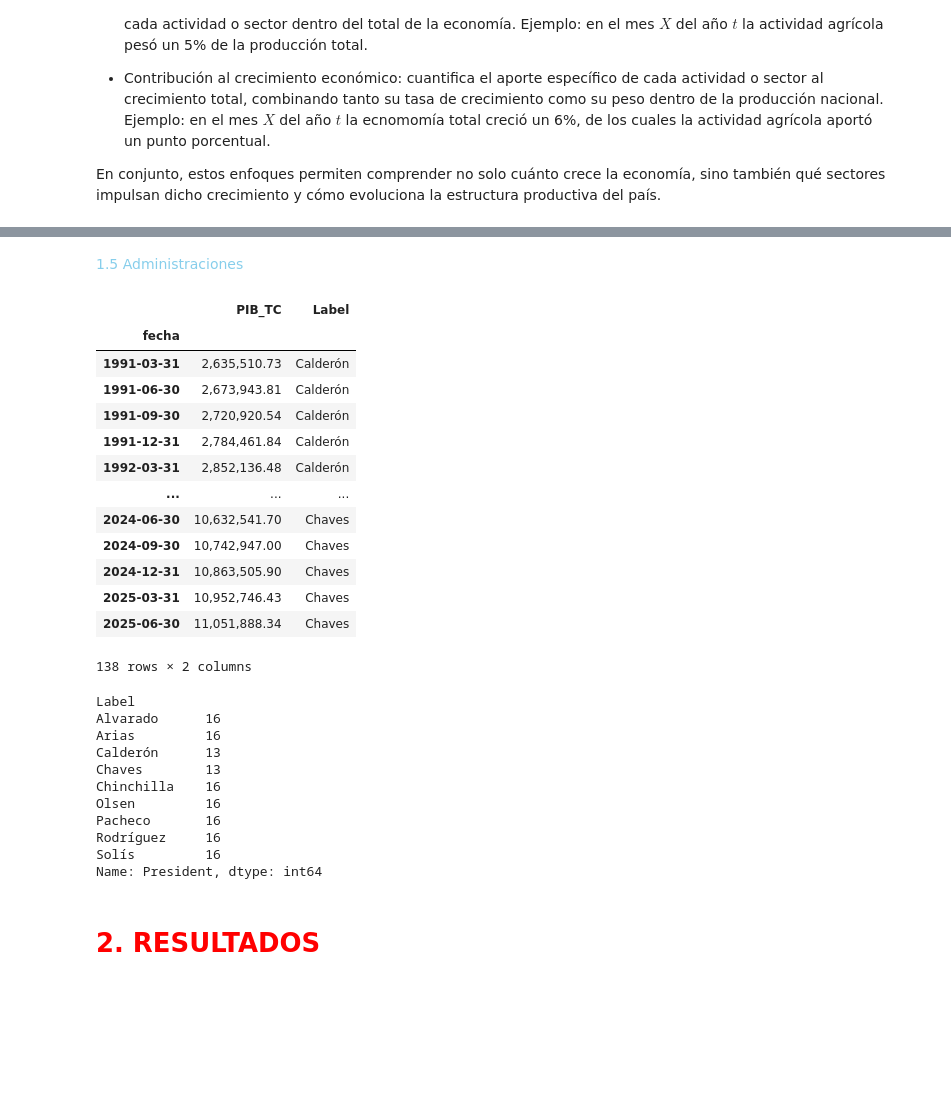
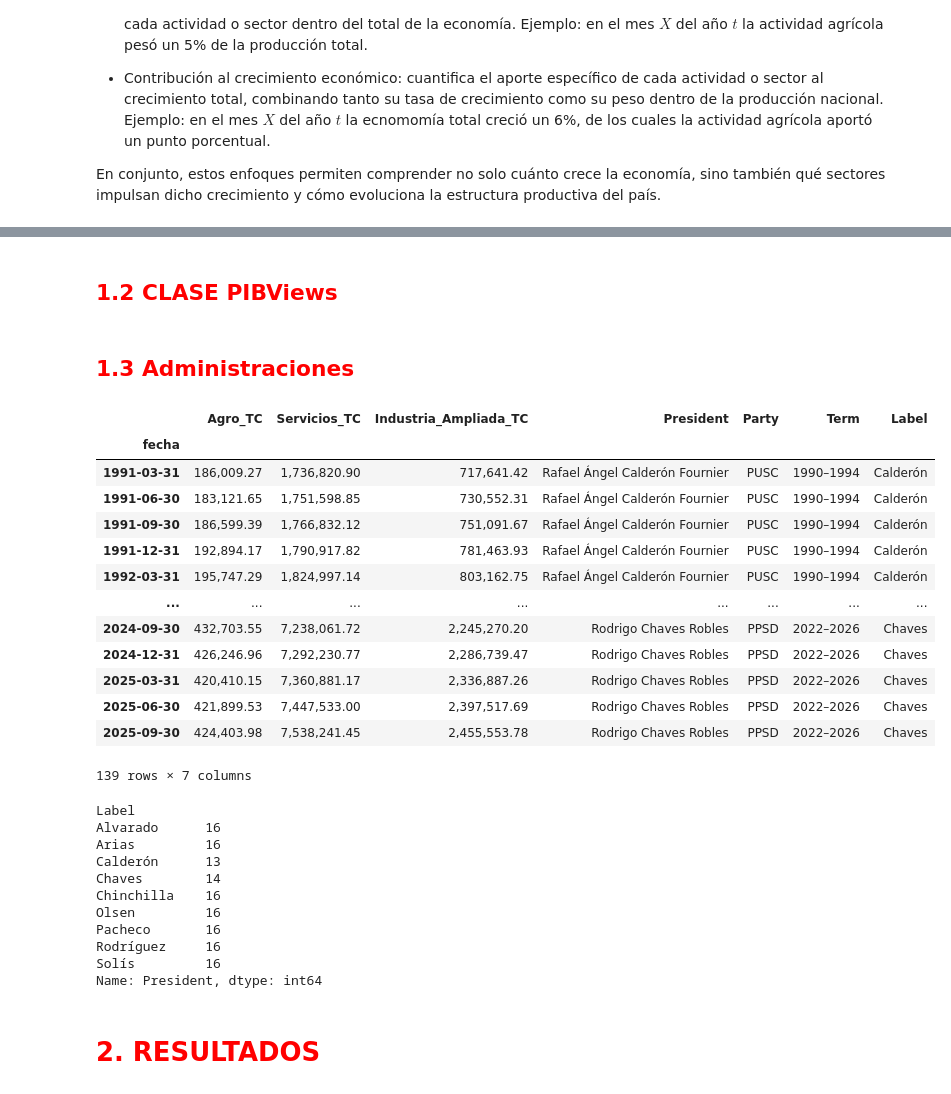
Before and after one commit to francinii/governomicsCR, a Jupyter notebook: informed_economist/notebooks/borrador_oferta.ipynb, the cells around one changed output, grey strips where cells are left out. Cells and saved outputs as stored; diff of their text form; code cells hidden in the pictures; blank space fills up the shorter version.

```diff
--- a/informed_economist/notebooks/borrador_oferta.ipynb
+++ b/informed_economist/notebooks/borrador_oferta.ipynb
@@ -181,0 +92,2 @@ plt.show()
+# %% [markdown]
+## <font color = 'red'> 1.2 CLASE PIBViews
@@ -182,25 +108,30 @@ plt.show()
 # %% [markdown]
-<font color = 'skyblue'> 1.5 Administraciones
+## <font color = 'red'> 1.3 Administraciones
 # %%
-# FInalmente, la función tag_politics permite asignarle a cada mes-año un label la administración correspondiente:
+# La función tag_politics permite asignarle a cada mes-año un label la administración correspondiente:
 
-tagged_df = tag_politics(quarterly_data_levels_TC)
-display(g(tagged_df[['PIB_TC','Label']]))
+# Ejemplo:
+
+sectores = ob_pibv.oferta.get_sectores()
+
+tagged_df = tag_politics(sectores)
+
+g(tagged_df)
 # %% [output]
-|  | PIB_TC | Label |
-| fecha |  |  |
-| 1991-03-31 | 2,635,510.73 | Calderón |
-| 1991-06-30 | 2,673,943.81 | Calderón |
-| 1991-09-30 | 2,720,920.54 | Calderón |
-| 1991-12-31 | 2,784,461.84 | Calderón |
-| 1992-03-31 | 2,852,136.48 | Calderón |
-| ... | ... | ... |
-| 2024-06-30 | 10,632,541.70 | Chaves |
-| 2024-09-30 | 10,742,947.00 | Chaves |
-| 2024-12-31 | 10,863,505.90 | Chaves |
-| 2025-03-31 | 10,952,746.43 | Chaves |
-| 2025-06-30 | 11,051,888.34 | Chaves |
+|  | Agro_TC | Servicios_TC | Industria_Ampliada_TC | President | Party | Term | Label |
+| fecha |  |  |  |  |  |  |  |
+| 1991-03-31 | 186,009.27 | 1,736,820.90 | 717,641.42 | Rafael Ángel Calderón Fournier | PUSC | 1990–1994 | Calderón |
+| 1991-06-30 | 183,121.65 | 1,751,598.85 | 730,552.31 | Rafael Ángel Calderón Fournier | PUSC | 1990–1994 | Calderón |
+| 1991-09-30 | 186,599.39 | 1,766,832.12 | 751,091.67 | Rafael Ángel Calderón Fournier | PUSC | 1990–1994 | Calderón |
+| 1991-12-31 | 192,894.17 | 1,790,917.82 | 781,463.93 | Rafael Ángel Calderón Fournier | PUSC | 1990–1994 | Calderón |
+| 1992-03-31 | 195,747.29 | 1,824,997.14 | 803,162.75 | Rafael Ángel Calderón Fournier | PUSC | 1990–1994 | Calderón |
+| ... | ... | ... | ... | ... | ... | ... | ... |
+| 2024-09-30 | 432,703.55 | 7,238,061.72 | 2,245,270.20 | Rodrigo Chaves Robles | PPSD | 2022–2026 | Chaves |
+| 2024-12-31 | 426,246.96 | 7,292,230.77 | 2,286,739.47 | Rodrigo Chaves Robles | PPSD | 2022–2026 | Chaves |
+| 2025-03-31 | 420,410.15 | 7,360,881.17 | 2,336,887.26 | Rodrigo Chaves Robles | PPSD | 2022–2026 | Chaves |
+| 2025-06-30 | 421,899.53 | 7,447,533.00 | 2,397,517.69 | Rodrigo Chaves Robles | PPSD | 2022–2026 | Chaves |
+| 2025-09-30 | 424,403.98 | 7,538,241.45 | 2,455,553.78 | Rodrigo Chaves Robles | PPSD | 2022–2026 | Chaves |
-138 rows × 2 columns
+139 rows × 7 columns
 # %%
 tagged_df.groupby('Label').count()['President']
 # %% [output]
@@ -208,7 +139,7 @@ Label
 Alvarado      16
 Arias         16
 Calderón      13
-Chaves        13
+Chaves        14
 Chinchilla    16
 Olsen         16
 Pacheco       16
```
Also changed, not shown: parts of 34 cells of this notebook, 4 other files.
